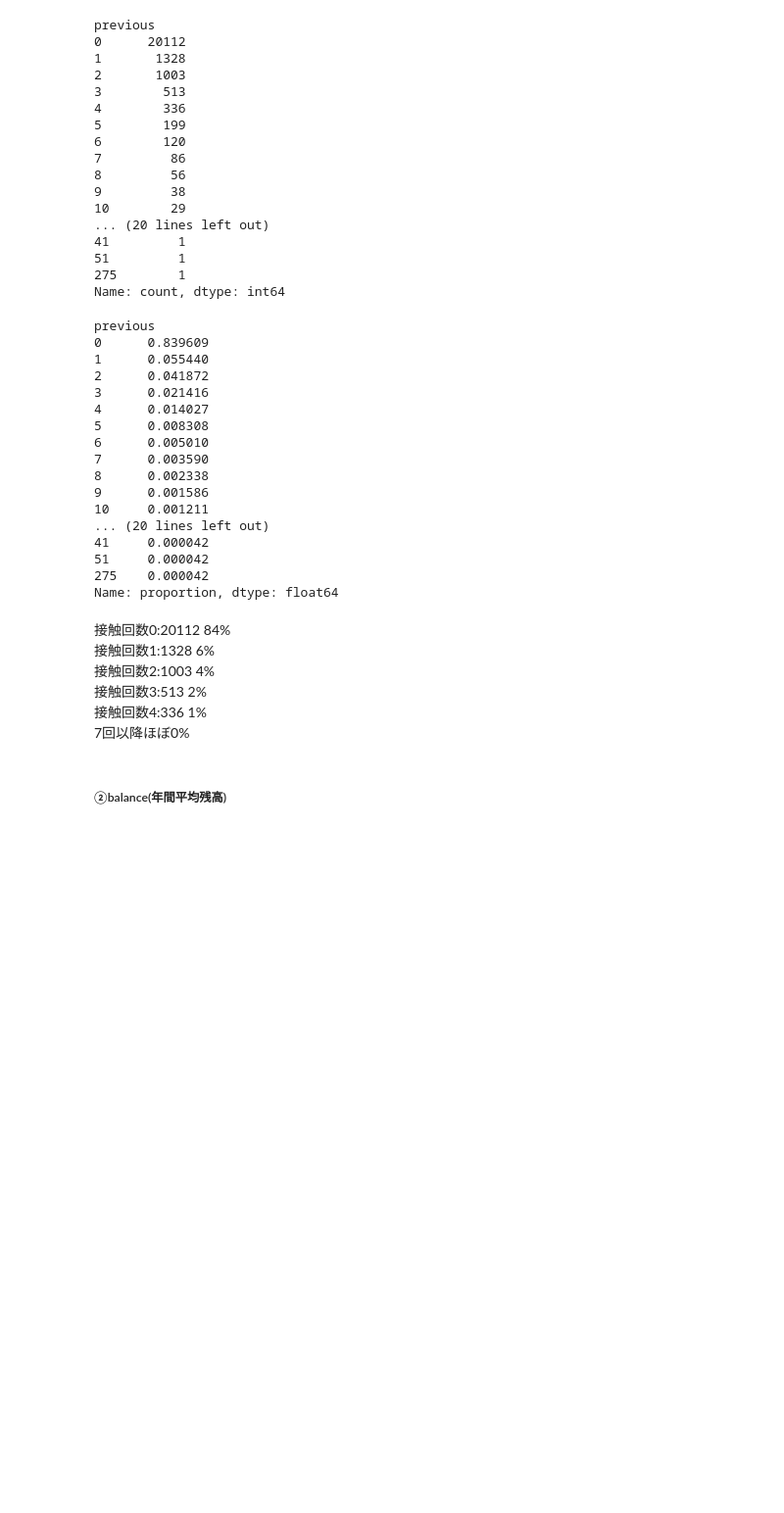
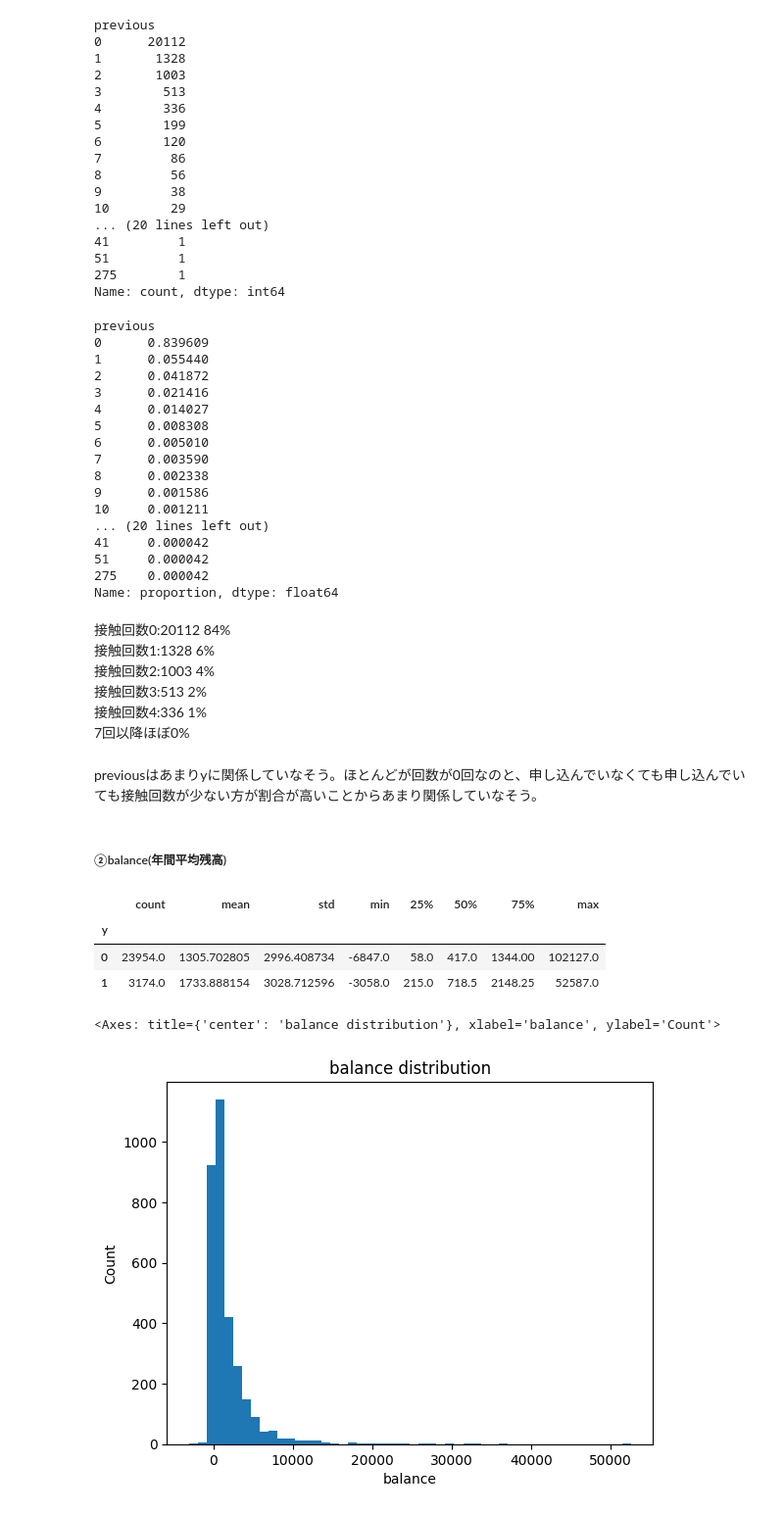
Before and after one commit to runa-yamauchi-dev/SIGNATE_Practice, a Jupyter notebook: competition02_Bank/notebook/Bank.ipynb, the cells around one changed output. Shown at 98% size. Cells and saved outputs as stored; diff of their text form; code cells hidden in the pictures; blank space fills up the shorter version.

```diff
--- a/competition02_Bank/notebook/Bank.ipynb
+++ b/competition02_Bank/notebook/Bank.ipynb
@@ -284,5 +284,25 @@ Name: proportion, dtype: float64
 接触回数3:513 2%
 接触回数4:336 1%
 7回以降ほぼ0%
+# %% [markdown]
+previousはあまりyに関係していなそう。ほとんどが回数が0回なのと、申し込んでいなくても申し込んでいても接触回数が少ない方が割合が高いことからあまり関係していなそう。
 # %% [markdown]
 ##### ②balance(年間平均残高)
+# %%
+train.groupby("y")["balance"].describe()
+# %% [output]
+|  | count | mean | std | min | 25% | 50% | 75% | max |
+| y |  |  |  |  |  |  |  |  |
+| 0 | 23954.0 | 1305.702805 | 2996.408734 | -6847.0 | 58.0 | 417.0 | 1344.00 | 102127.0 |
+| 1 | 3174.0 | 1733.888154 | 3028.712596 | -3058.0 | 215.0 | 718.5 | 2148.25 | 52587.0 |
+# %%
+train[train["y"] == 1]["balance"].plot(
+  kind = "hist",
+  bins = 50,
+  title = "balance distribution",
+  xlabel = "balance",
+  ylabel = "Count",
+)
+# %% [output]
+<Axes: title={'center': 'balance distribution'}, xlabel='balance', ylabel='Count'>
+[figure, added]
```
Also changed, not shown: parts of 6 cells of this notebook.
